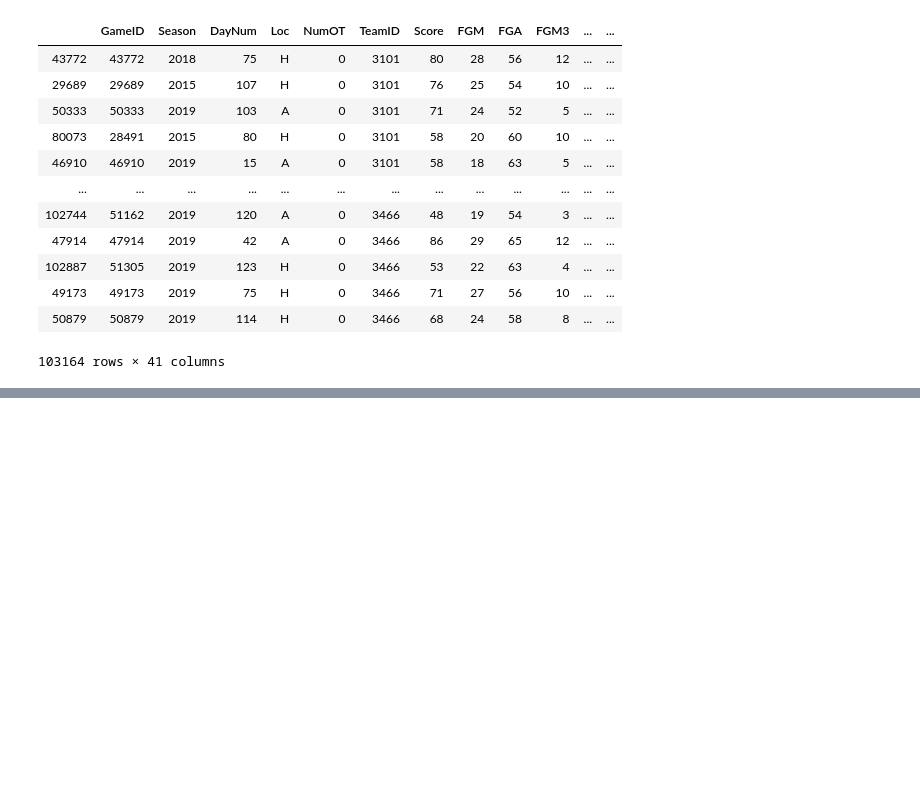
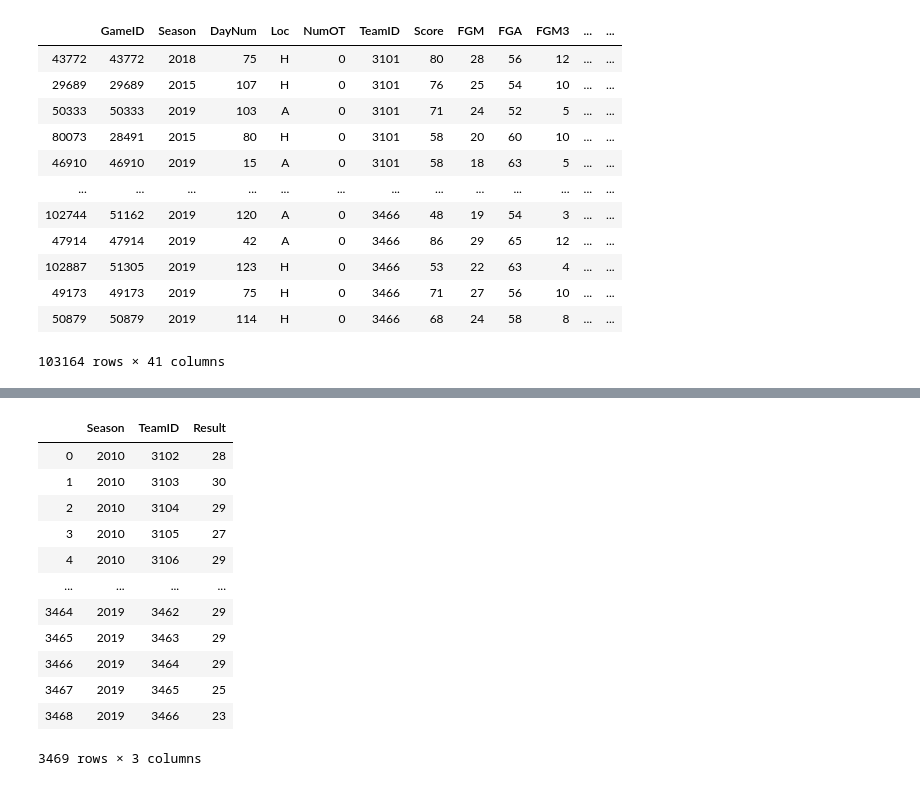
Before and after one commit to jonathanpiech/ncaaw-predictions, a Jupyter notebook: Derived Stats.ipynb, the cells around one changed output, grey strips where cells are left out. Drawn from its saved outputs; the diff is of its cells as text; code cells hidden in the pictures; blank space fills up the shorter version.

```diff
--- a/Derived Stats.ipynb
+++ b/Derived Stats.ipynb
@@ -238,0 +202,19 @@ list(reg_win)
+# %%
+games = reg.groupby(['Season', 'TeamID']).count()
+games = games[['Result']]
+# %%
+games.reset_index()
+# %% [output]
+|  | Season | TeamID | Result |
+| 0 | 2010 | 3102 | 28 |
+| 1 | 2010 | 3103 | 30 |
+| 2 | 2010 | 3104 | 29 |
+| 3 | 2010 | 3105 | 27 |
+| 4 | 2010 | 3106 | 29 |
+| ... | ... | ... | ... |
+| 3464 | 2019 | 3462 | 29 |
+| 3465 | 2019 | 3463 | 29 |
+| 3466 | 2019 | 3464 | 29 |
+| 3467 | 2019 | 3465 | 25 |
+| 3468 | 2019 | 3466 | 23 |
+3469 rows × 3 columns
```
Also changed, not shown: parts of 9 cells of this notebook, 1 other file.
